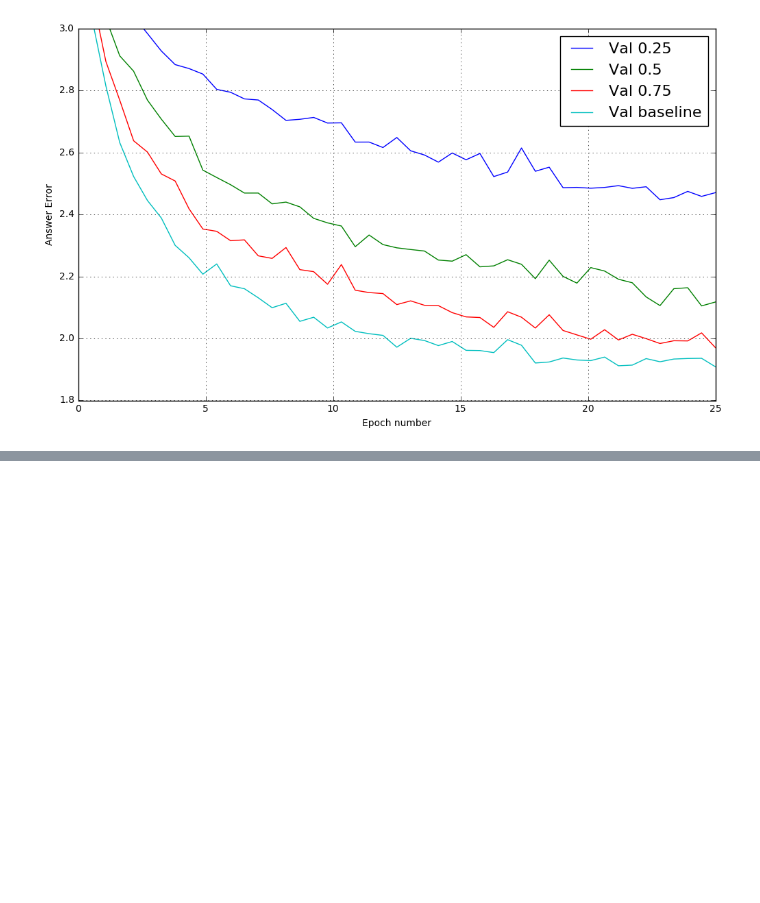
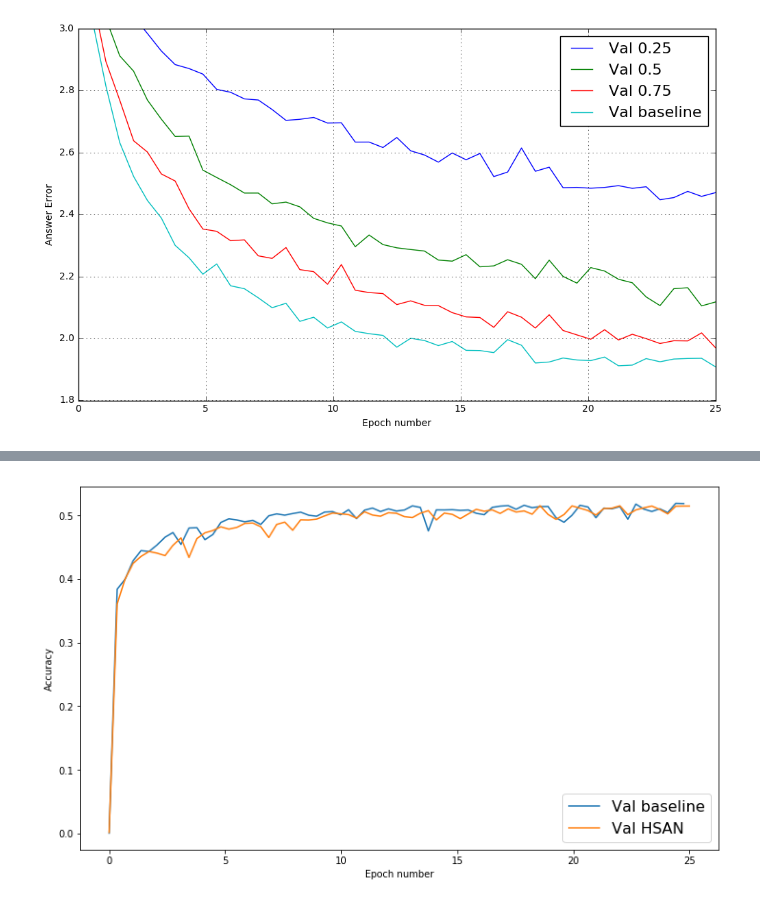
Before and after one commit to goncalomcorreia/vqa_human_attention, a Jupyter notebook: Plots.ipynb, the cells around one changed output, grey strips where cells are left out. Drawn from its saved outputs; the diff is of its cells as text; code cells hidden in the pictures; blank space fills up the shorter version.

```diff
--- a/Plots.ipynb
+++ b/Plots.ipynb
@@ -201,0 +257,13 @@ fig.show()
+# %%
+fig = plt.figure(figsize=(12, 7))
+ax1 = fig.add_subplot(1, 1, 1)
+ax1.plot(x_axis_valid[0], acc_valid[0], label='Val '+labels[0])
+#ax1.plot(x_axis_valid[0], acc_train[0], label='Train '+labels[0])
+ax1.plot(x_axis_valid[1], acc_valid[1], label='Val '+labels[1])
+#ax1.plot(x_axis_main_train[0], acc_train[1], label='Train '+labels[1])
+ax1.legend(loc=0,prop={'size':16})
+ax1.set_xlabel('Epoch number')
+ax1.set_ylabel('Accuracy')
+fig.show()
+# %% [output]
+[figure, added]
```
Also changed, not shown: parts of 4 cells of this notebook, 2 other files.
